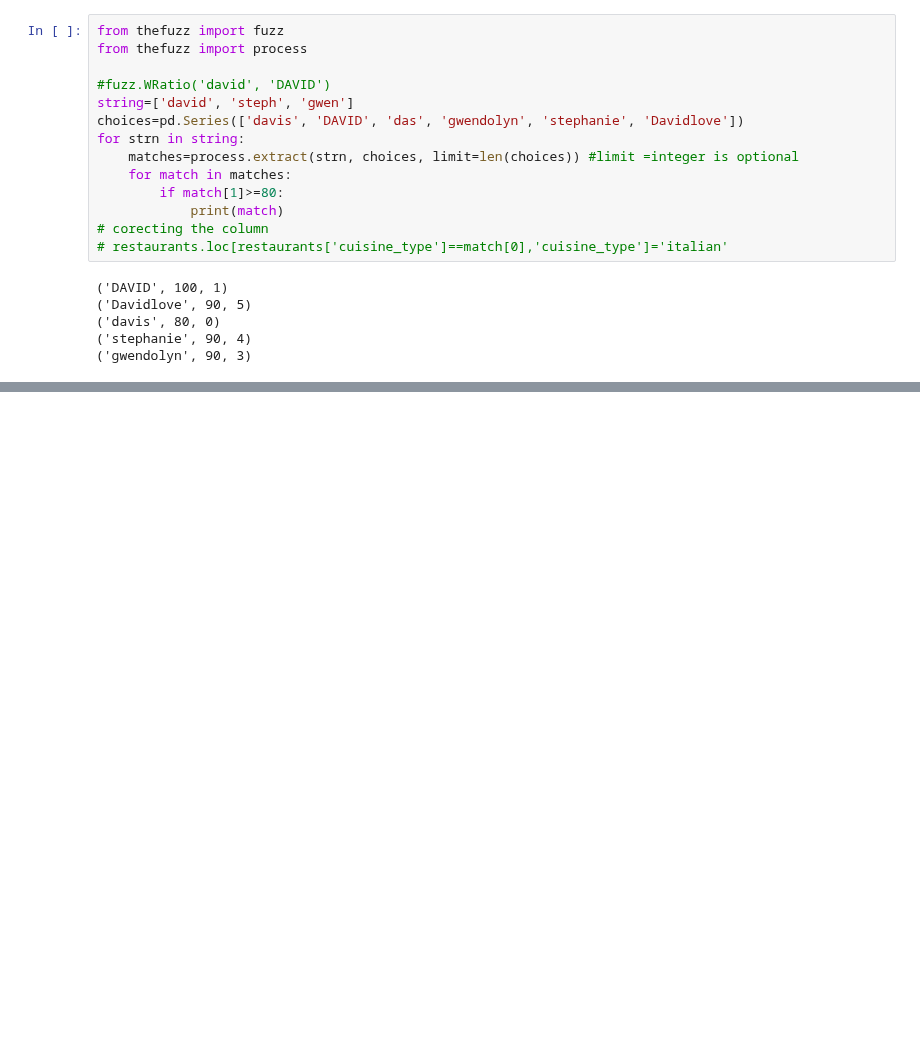
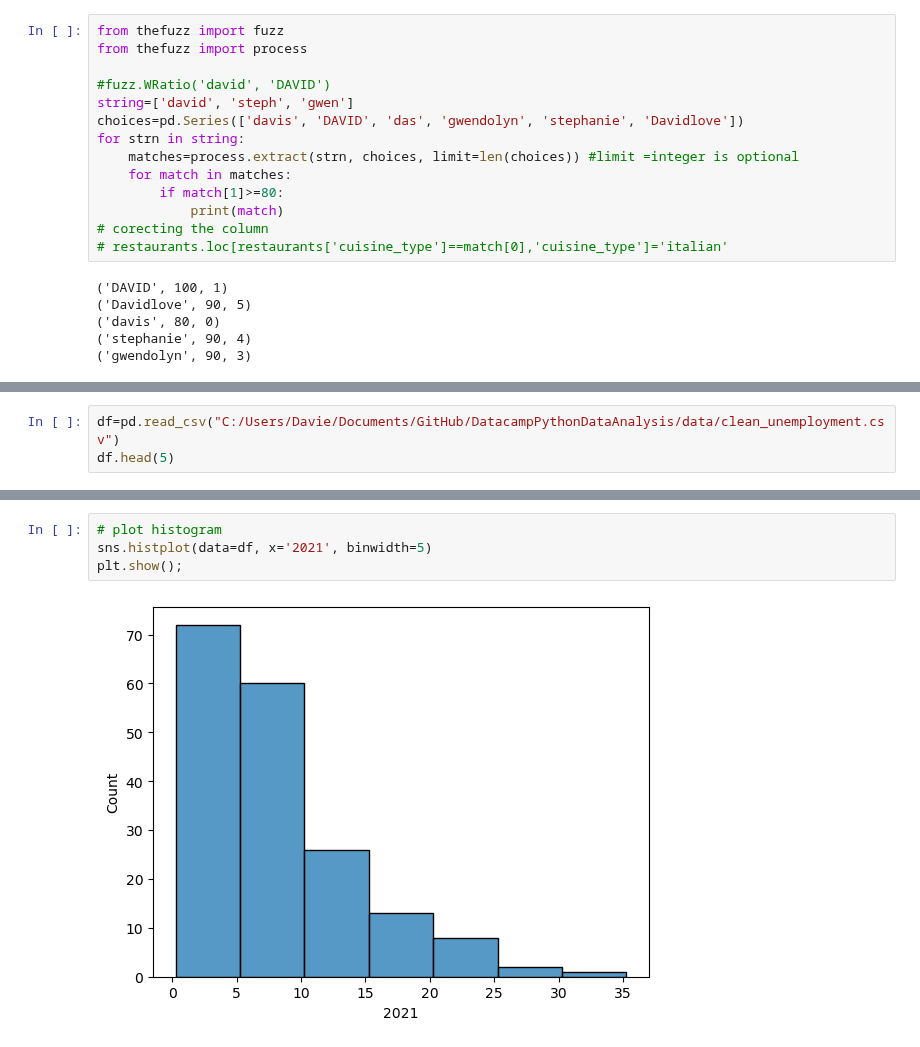
Before and after one commit to Daviedavie100/DatacampPythonDataAnalysis, a Jupyter notebook: Datacamp.ipynb, the cells around one changed output, grey strips where cells are left out. Saved outputs shown, nothing was run; the diff lists cells and outputs as text; blank space fills up the shorter version.

```diff
--- a/Datacamp.ipynb
+++ b/Datacamp.ipynb
@@ -1135,0 +1142,3 @@ for strn in string:
+# %%
+df=pd.read_csv("C:/Users/Davie/Documents/GitHub/DatacampPythonDataAnalysis/data/clean_unemployment.csv")
+df.head(5)
@@ -1135,0 +1152,6 @@ for strn in string:
+# %%
+# plot histogram
+sns.histplot(data=df, x='2021', binwidth=5)
+plt.show();
+# %% [output]
+[figure, added]
```
Also changed, not shown: parts of 5 cells of this notebook.
